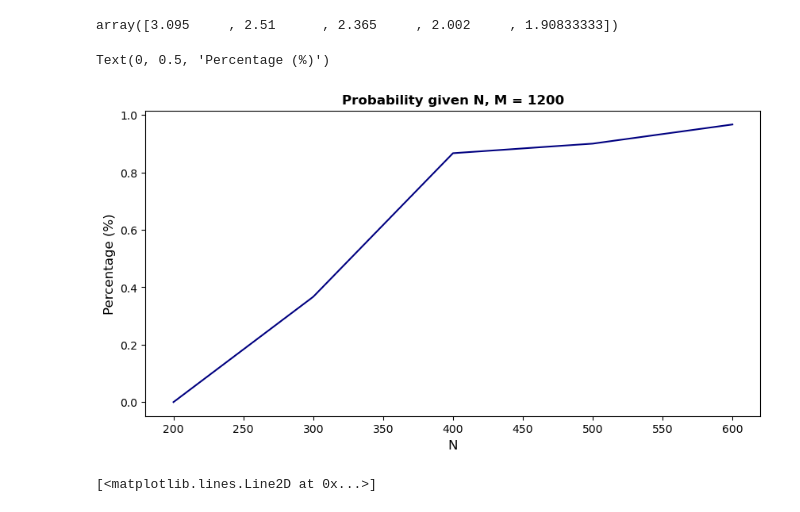
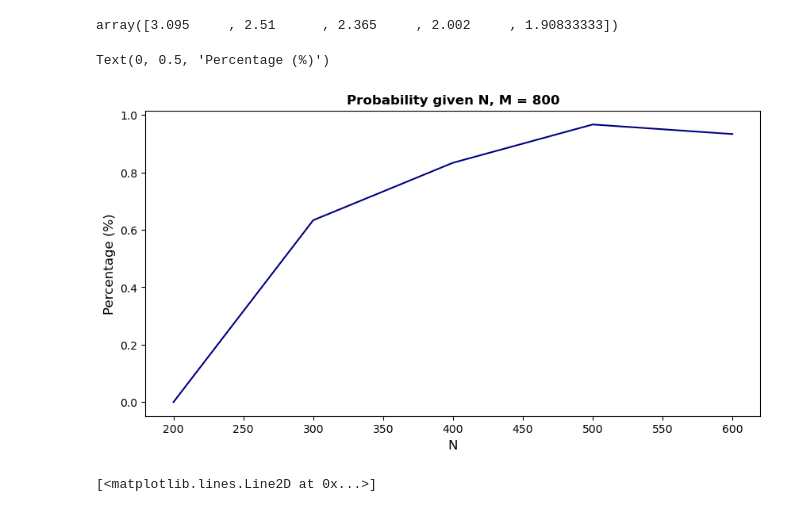
Before and after one commit to vittoriomanfriani/KSAT, a Jupyter notebook: Analysis.ipynb, the cells around one changed output. Cells and saved outputs as stored; diff of their text form; code cells hidden in the pictures.

```diff
--- a/Analysis.ipynb
+++ b/Analysis.ipynb
@@ -188,12 +193,12 @@ for n in tqdm(N):
 # %%
 fig, ax = plt.subplots(figsize = (10, 5))
 ax.plot(percentage_solved_N.keys(), percentage_solved_N.values(), color = 'navy')
-ax.set_title('Probability given N, M = 1200', fontsize=12, fontweight="bold")
+ax.set_title('Probability given N, M = 800', fontsize=12, fontweight="bold")
 ax.set_xlabel('N', fontsize=12)
 ax.set_ylabel('Percentage (%)', fontsize=12)
 # %% [output]
 Text(0, 0.5, 'Percentage (%)')
-[figure, old version]
+[figure, new version]
 # %%
 M_alg_array = np.array(list(M_alg.values()))
 plt.plot(M_alg_array/800*alpha_values)
```
Also changed, not shown: parts of 2 cells of this notebook, 1 other file.
